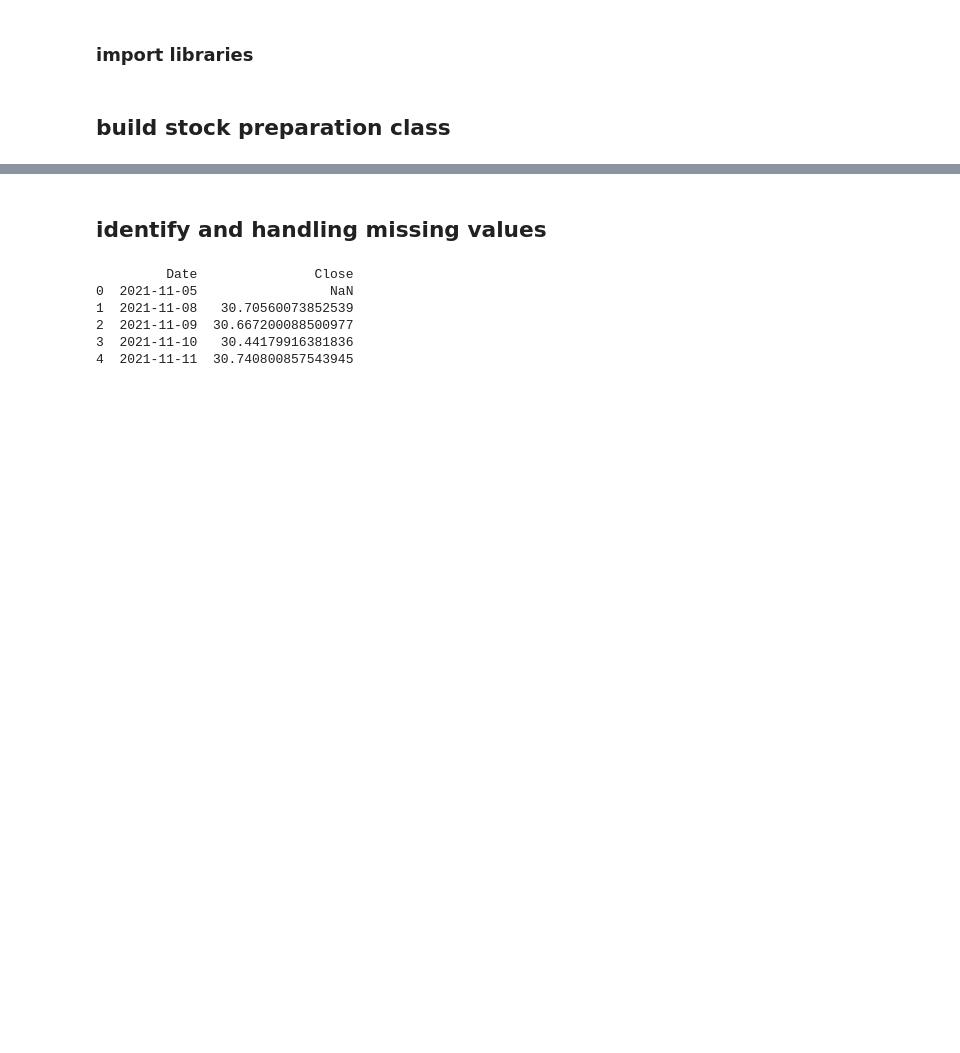
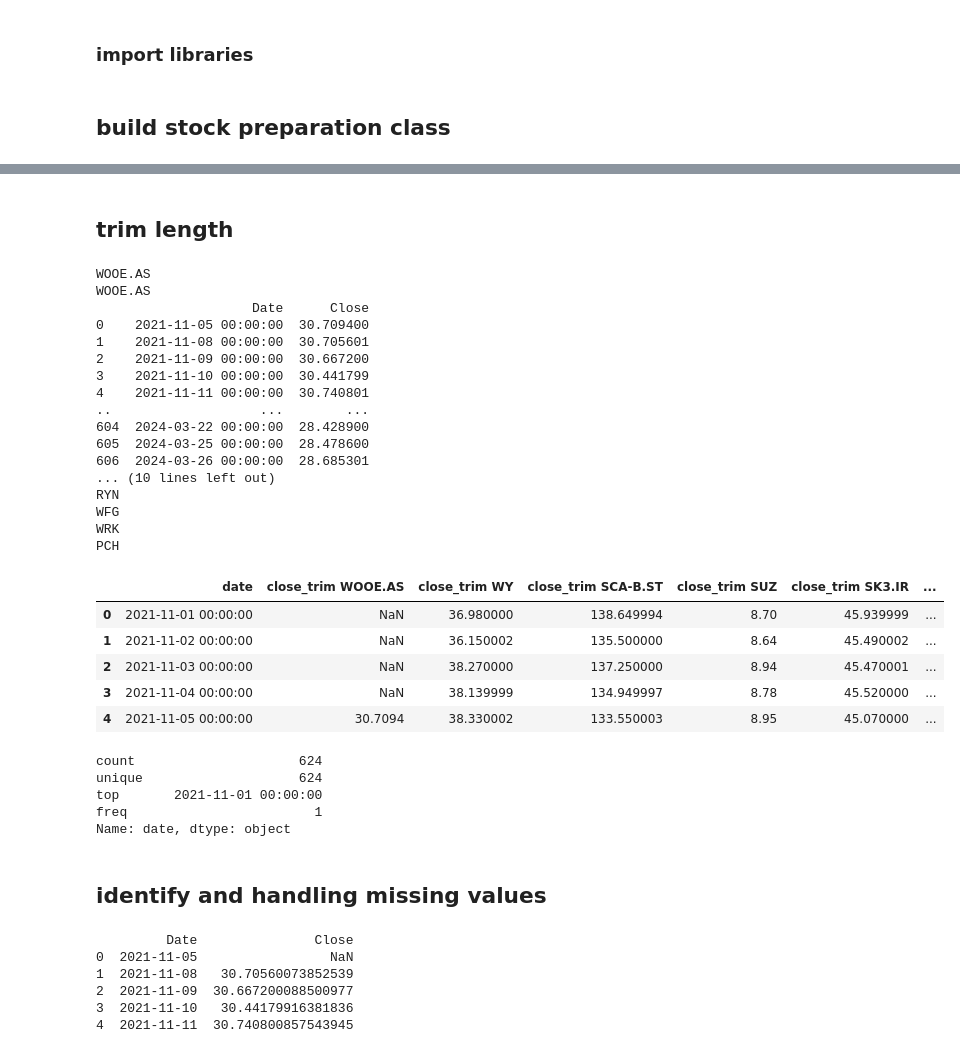
Before and after one commit to scaja/python_libraries_toolkits_for_modern_day_analysts_deprecated, a Jupyter notebook: 03_data_preparation.ipynb, the cells around one changed output, grey strips where cells are left out. Cells and saved outputs as stored; diff of their text form; code cells hidden in the pictures; blank space fills up the shorter version.

```diff
--- a/03_data_preparation.ipynb
+++ b/03_data_preparation.ipynb
@@ -135,0 +172,2 @@ stock_prep_obj = stock_prep('iShares Global Timber & Forestry UCITS ETF USD Acc.
+# %%
+stock_prep_obj = stock_prep('WOOE.AS')
@@ -136,3 +191,43 @@ stock_prep_obj = stock_prep('iShares Global Timber & Forestry UCITS ETF USD Acc.
+# %% [markdown]
+## trim length
+# %%
+ticker_symbols = ['WY', 'SCA-B.ST' , 'SUZ', 'SK3.IR', 'IP', 'STERV.HE','RYN', 'WFG', 'WRK', 'PCH']
+
+# trim lenght
+stock_prep_obj.trim_same_length(ticker_symbols)
+stock_prep_obj.trim_company_stock_price.head()
+# %% [output]
+WOOE.AS
+WOOE.AS
+                    Date      Close
+0    2021-11-05 00:00:00  30.709400
+1    2021-11-08 00:00:00  30.705601
+2    2021-11-09 00:00:00  30.667200
+3    2021-11-10 00:00:00  30.441799
+4    2021-11-11 00:00:00  30.740801
+..                   ...        ...
+604  2024-03-22 00:00:00  28.428900
+605  2024-03-25 00:00:00  28.478600
+606  2024-03-26 00:00:00  28.685301
+... (10 lines left out)
+RYN
+WFG
+WRK
+PCH
+|  | date | close_trim WOOE.AS | close_trim WY | close_trim SCA-B.ST | close_trim SUZ | close_trim SK3.IR | ... |
+| 0 | 2021-11-01 00:00:00 | NaN | 36.980000 | 138.649994 | 8.70 | 45.939999 | ... |
+| 1 | 2021-11-02 00:00:00 | NaN | 36.150002 | 135.500000 | 8.64 | 45.490002 | ... |
+| 2 | 2021-11-03 00:00:00 | NaN | 38.270000 | 137.250000 | 8.94 | 45.470001 | ... |
+| 3 | 2021-11-04 00:00:00 | NaN | 38.139999 | 134.949997 | 8.78 | 45.520000 | ... |
+| 4 | 2021-11-05 00:00:00 | 30.7094 | 38.330002 | 133.550003 | 8.95 | 45.070000 | ... |
+# %%
+stock_prep_obj.trim_company_stock_price['date'].describe()
+# %% [output]
+count                     624
+unique                    624
+top       2021-11-01 00:00:00
+freq                        1
+Name: date, dtype: object
 # %% [markdown]
 ## identify and handling missing values
 # %%
```
Also changed, not shown: parts of 7 cells of this notebook, 11 other files.
